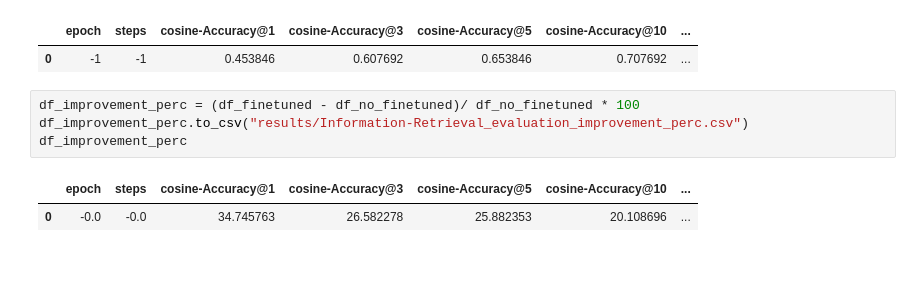
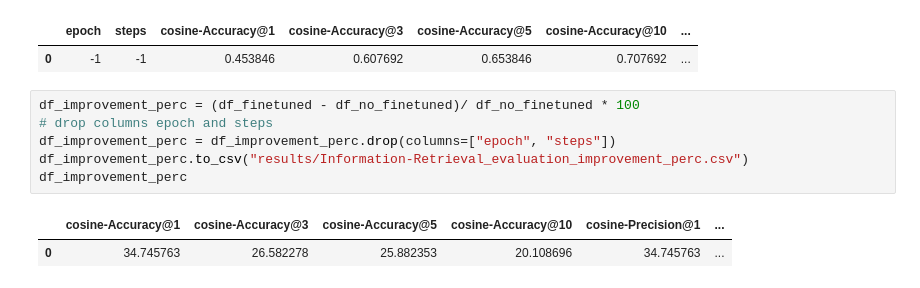
Before and after one commit to giobbu/GenAI, a Jupyter notebook: embedding-multilingual/retriever_evaluator_sentence_transformer.ipynb, the cells around one changed output. Saved outputs shown, nothing was run; the diff lists cells and outputs as text.

```diff
--- a/embedding-multilingual/retriever_evaluator_sentence_transformer.ipynb
+++ b/embedding-multilingual/retriever_evaluator_sentence_transformer.ipynb
@@ -83,8 +85,10 @@ df_no_finetuned
 | 0 | -1 | -1 | 0.453846 | 0.607692 | 0.653846 | 0.707692 | ... |
 # %%
 df_improvement_perc = (df_finetuned - df_no_finetuned)/ df_no_finetuned * 100
+# drop columns epoch and steps
+df_improvement_perc = df_improvement_perc.drop(columns=["epoch", "steps"])
 df_improvement_perc.to_csv("results/Information-Retrieval_evaluation_improvement_perc.csv")
 df_improvement_perc
 # %% [output]
-|  | epoch | steps | cosine-Accuracy@1 | cosine-Accuracy@3 | cosine-Accuracy@5 | cosine-Accuracy@10 | ... |
-| 0 | -0.0 | -0.0 | 34.745763 | 26.582278 | 25.882353 | 20.108696 | ... |
+|  | cosine-Accuracy@1 | cosine-Accuracy@3 | cosine-Accuracy@5 | cosine-Accuracy@10 | cosine-Precision@1 | ... |
+| 0 | 34.745763 | 26.582278 | 25.882353 | 20.108696 | 34.745763 | ... |
```
Also changed, not shown: parts of 2 cells of this notebook, 1 other file.
